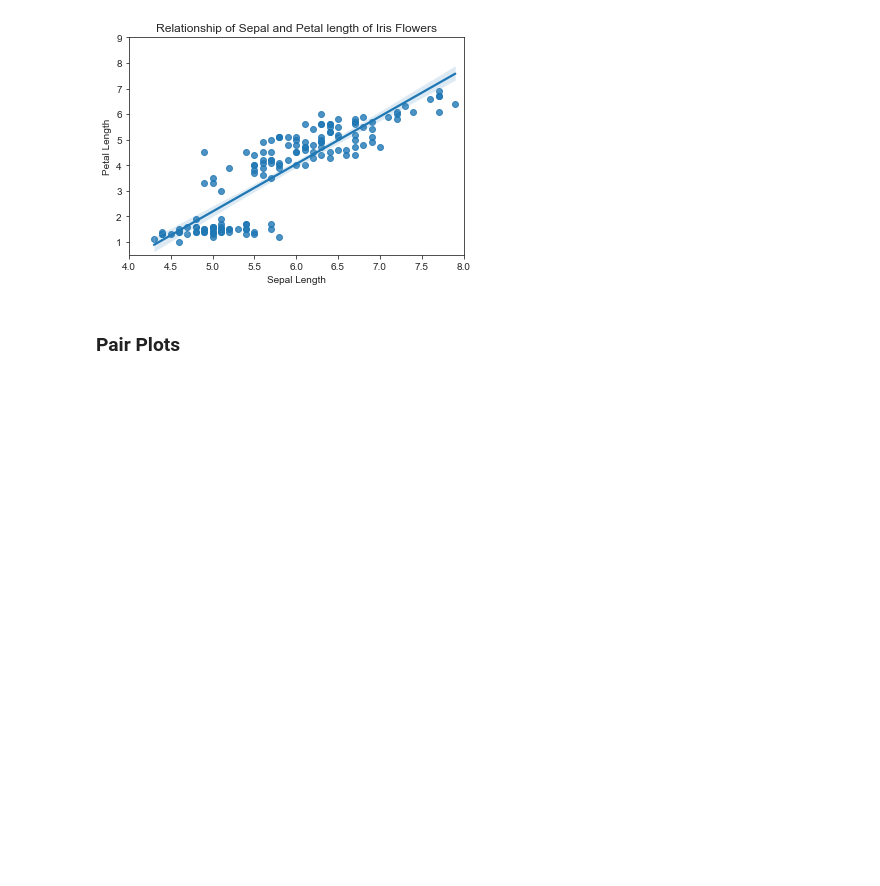
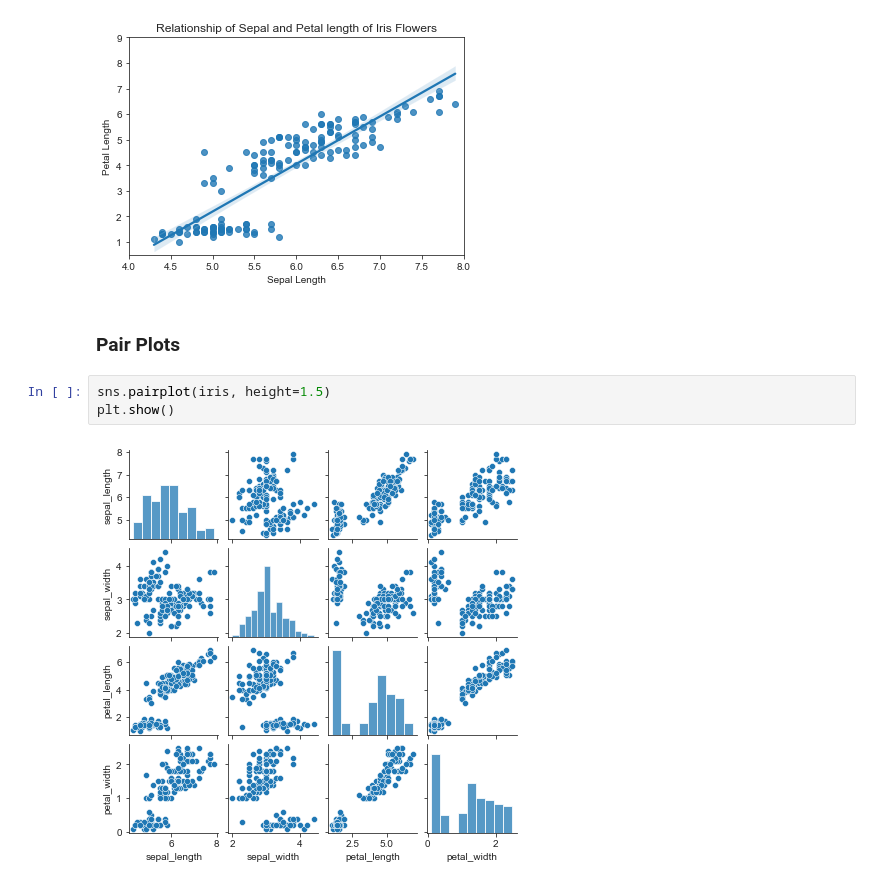
Before and after one commit to maungmoemyint/course1subject08, a Jupyter notebook: course1subject08unit09.ipynb, the cells around one changed output. Drawn from its saved outputs; the diff is of its cells as text; blank space fills up the shorter version.

Commit message:
pairplot progress
Combine sns and subplots

```diff
--- a/course1subject08unit09.ipynb
+++ b/course1subject08unit09.ipynb
@@ -70,3 +70,8 @@ plt.show()
 [figure]
 # %% [markdown]
 ### Pair Plots
+# %%
+sns.pairplot(iris, height=1.5)
+plt.show()
+# %% [output]
+[figure, added]
```
Also changed, not shown: parts of 6 cells of this notebook.
